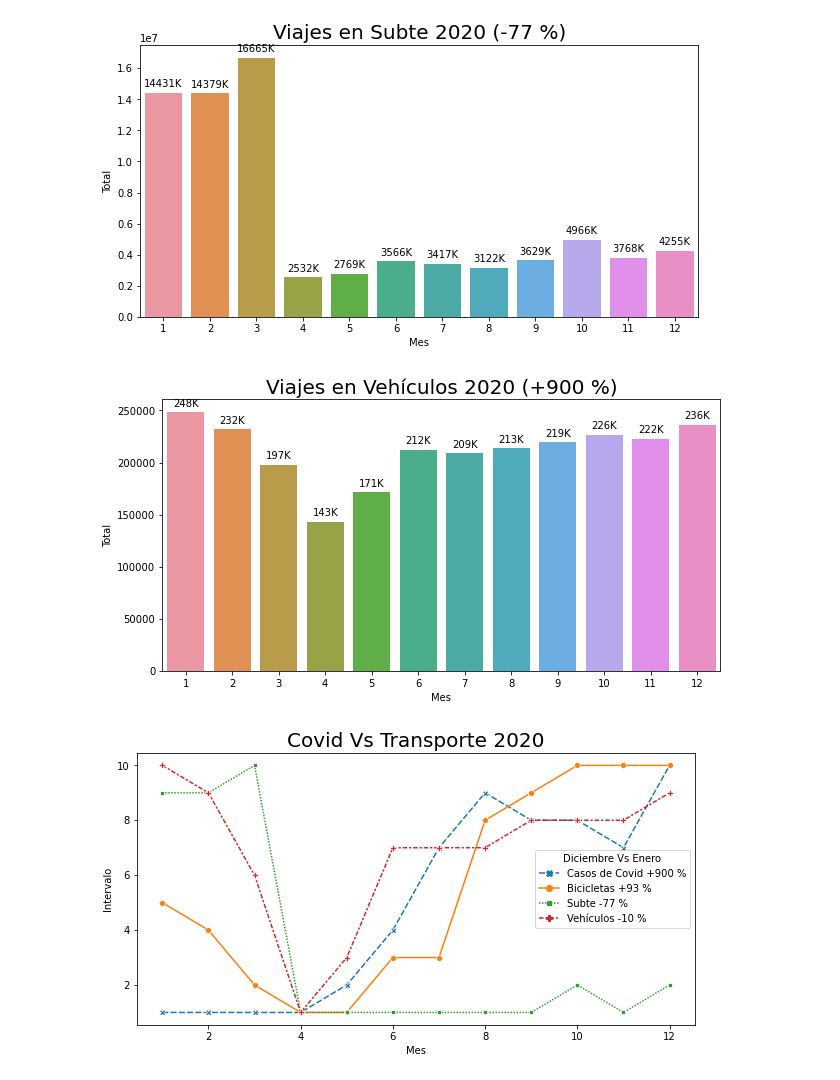
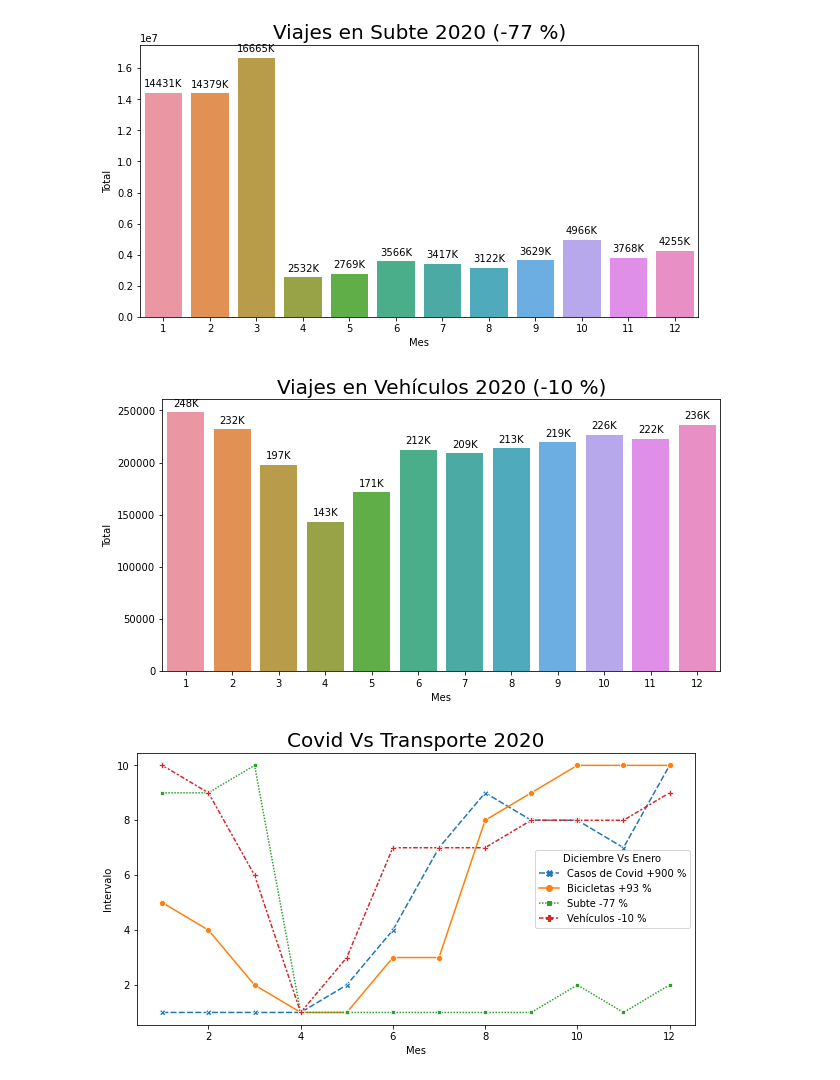
Before and after one commit to fernandorgonzalez/cursos-eant-python_data_analytics-proyecto, a Jupyter notebook: covid_transporte.ipynb, the cells around one changed output. Saved outputs shown, nothing was run; the diff lists cells and outputs as text; code cells hidden in the pictures.

```diff
--- a/covid_transporte.ipynb
+++ b/covid_transporte.ipynb
@@ -109,24 +161,24 @@ plt.ylabel('Total')
 plt.show()
 # %% [output]
 [figure]
-# %%
-plt.figure(figsize=(10,5))
-s = sns.barplot(data = df_vehiculos,
-            x = 'MES',
-            y = 'TOTAL')
-for p in s.patches:
-    s.annotate(str(int(p.get_height()/1000)) + 'K',
-                   (p.get_x() + p.get_width() / 2., p.get_height()),
-                   ha = 'center', va = 'center',
-                   size=10,
-                   xytext = (0, 9),
-                   textcoords = 'offset points')
-plt.title("Viajes en Vehículos 2020 (" + df_covid.iloc[0][5] + ")", fontsize = 20)
-plt.xlabel('Mes')
-plt.ylabel('Total')
-plt.show()
-# %% [output]
-[figure, removed]
+# %%
+plt.figure(figsize=(10,5))
+s = sns.barplot(data = df_vehiculos,
+            x = 'MES',
+            y = 'TOTAL')
+for p in s.patches:
+    s.annotate(str(int(p.get_height()/1000)) + 'K',
+                   (p.get_x() + p.get_width() / 2., p.get_height()),
+                   ha = 'center', va = 'center',
+                   size=10,
+                   xytext = (0, 9),
+                   textcoords = 'offset points')
+plt.title("Viajes en Vehículos 2020 (" + df_vehiculos.iloc[0][5] + ")", fontsize = 20)
+plt.xlabel('Mes')
+plt.ylabel('Total')
+plt.show()
+# %% [output]
+[figure, added]
 # %%
 plt.figure(figsize=(10,5))
 b = sns.lineplot(data = df,
```
Also changed, not shown: parts of 14 cells of this notebook.
